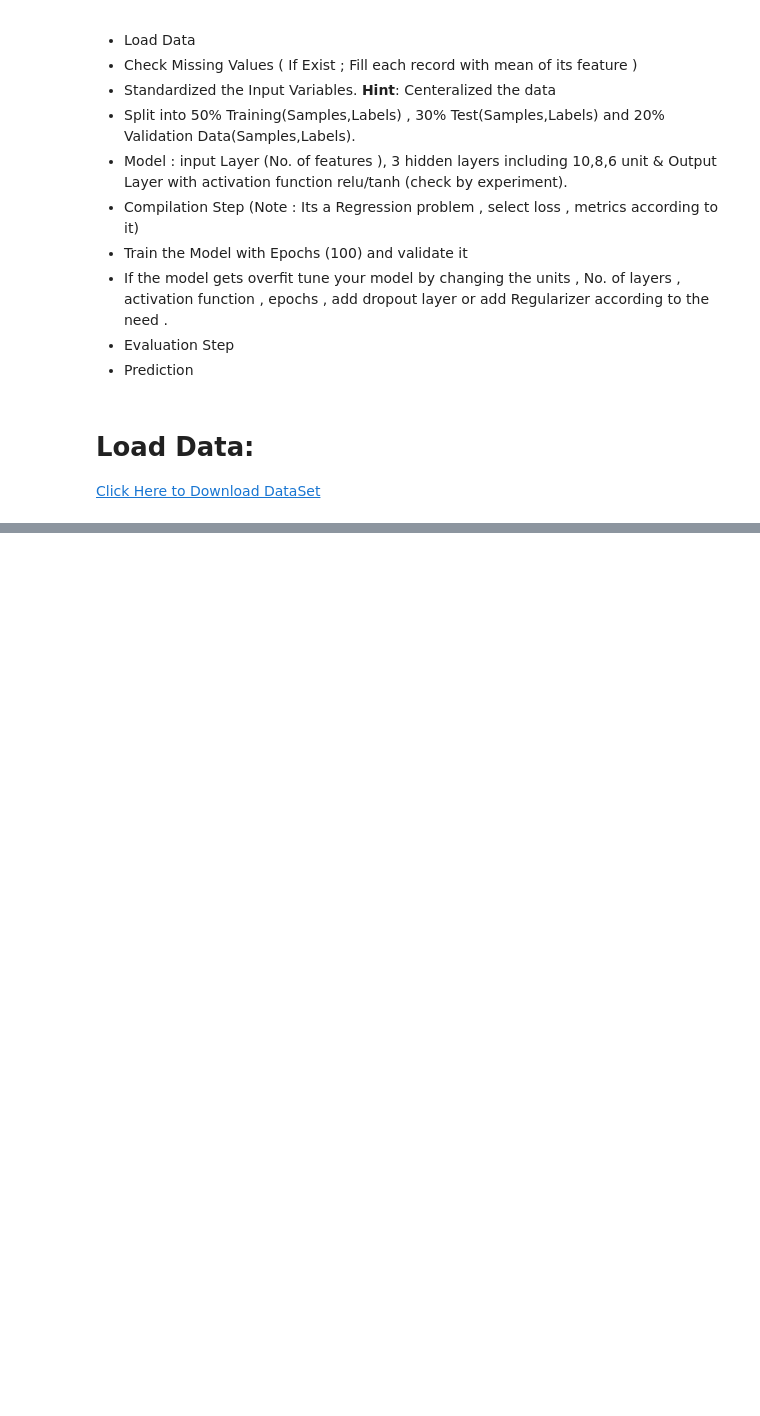
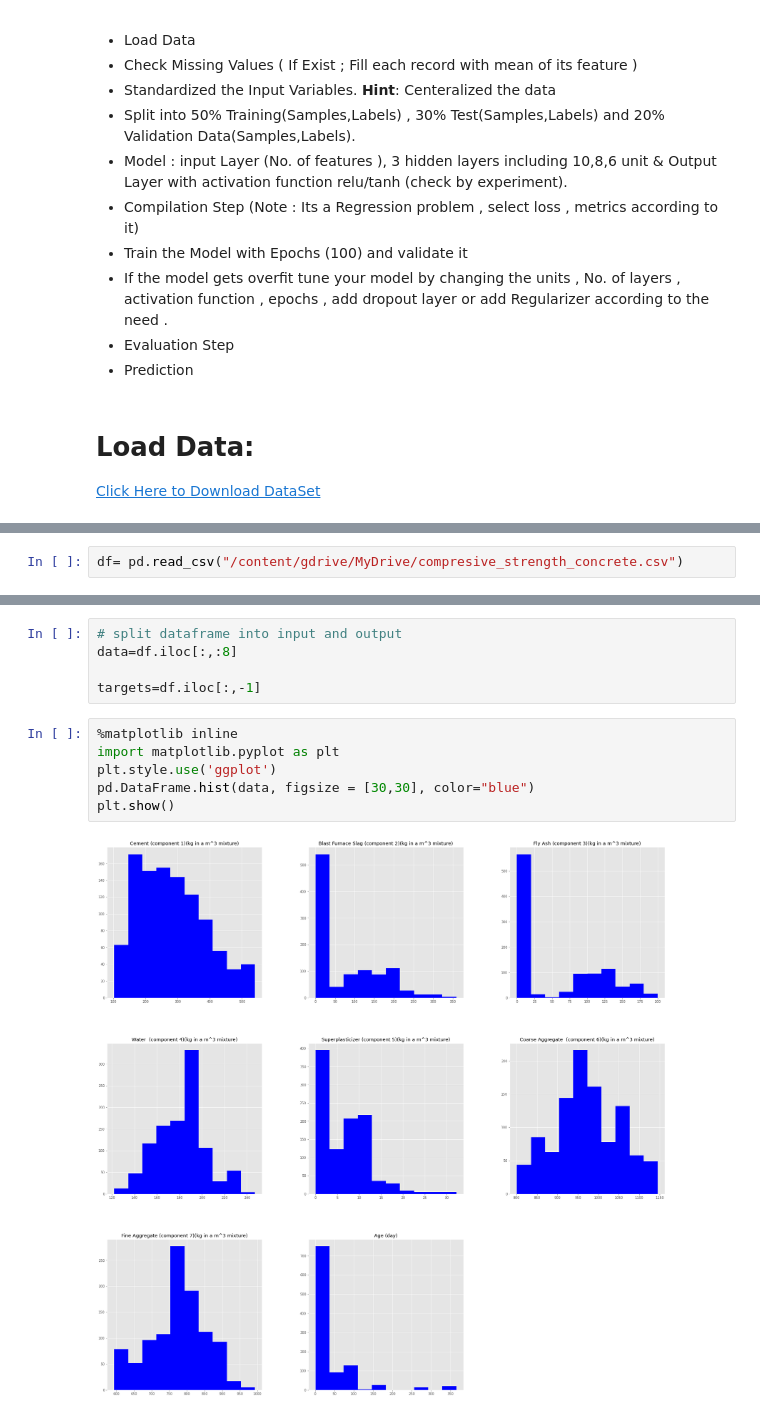
Before and after one commit to sabayamin/Deep-learning-assigments, a Jupyter notebook: Concrete_Strength_Assignment.ipynb, the cells around one changed output, grey strips where cells are left out. Cells and saved outputs as stored; diff of their text form; blank space fills up the shorter version.

```diff
--- a/Concrete_Strength_Assignment.ipynb
+++ b/Concrete_Strength_Assignment.ipynb
@@ -74,0 +85,2 @@ Concrete compressive strength | quantitative | MPa | Output Variable
+# %%
+df= pd.read_csv("/content/gdrive/MyDrive/compresive_strength_concrete.csv")
@@ -74,0 +152,13 @@ Concrete compressive strength | quantitative | MPa | Output Variable
+# %%
+# split dataframe into input and output
+data=df.iloc[:,:8]
+
+targets=df.iloc[:,-1]
+# %%
+%matplotlib inline
+import matplotlib.pyplot as plt
+plt.style.use('ggplot')
+pd.DataFrame.hist(data, figsize = [30,30], color="blue")
+plt.show()
+# %% [output]
+[figure, added]
```
Also changed, not shown: parts of 27 cells of this notebook.
